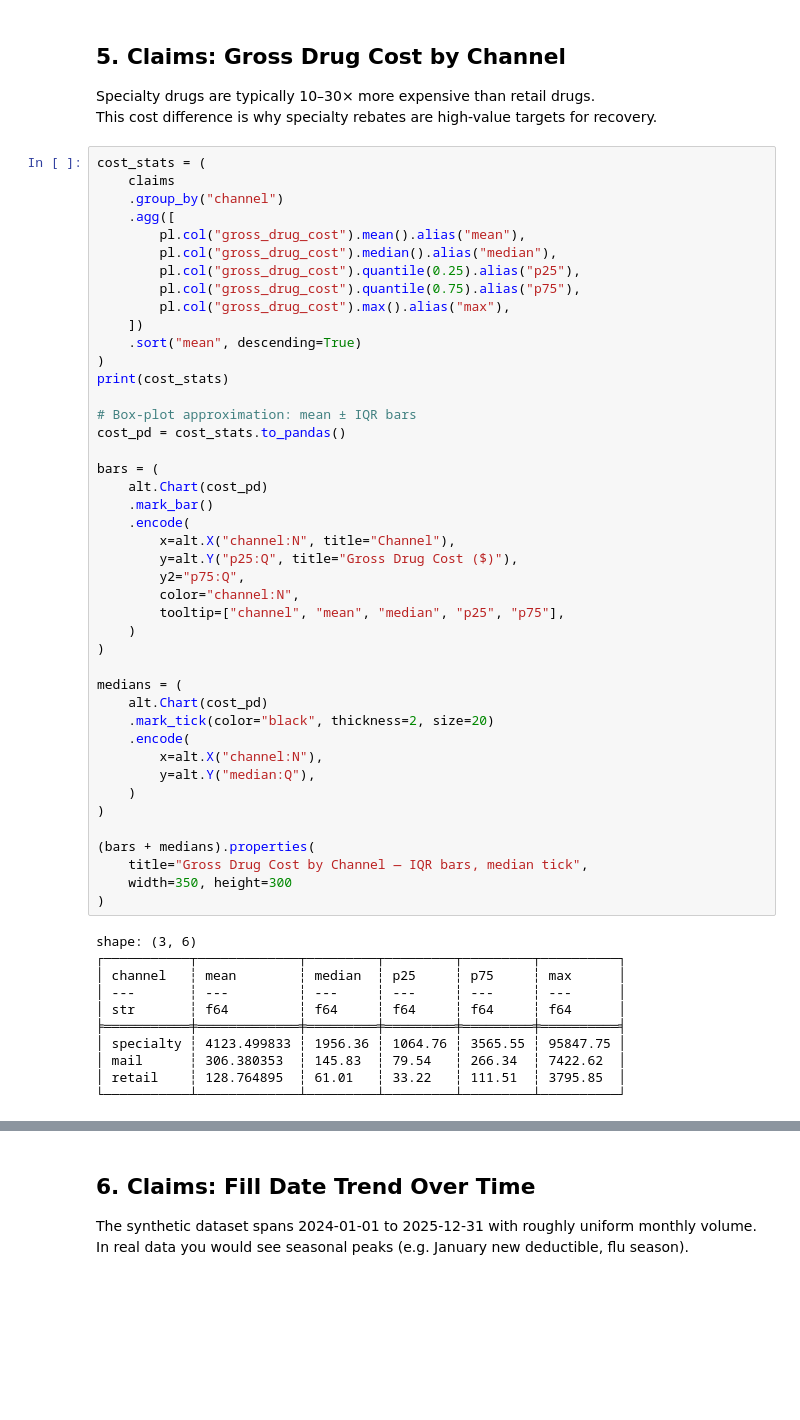
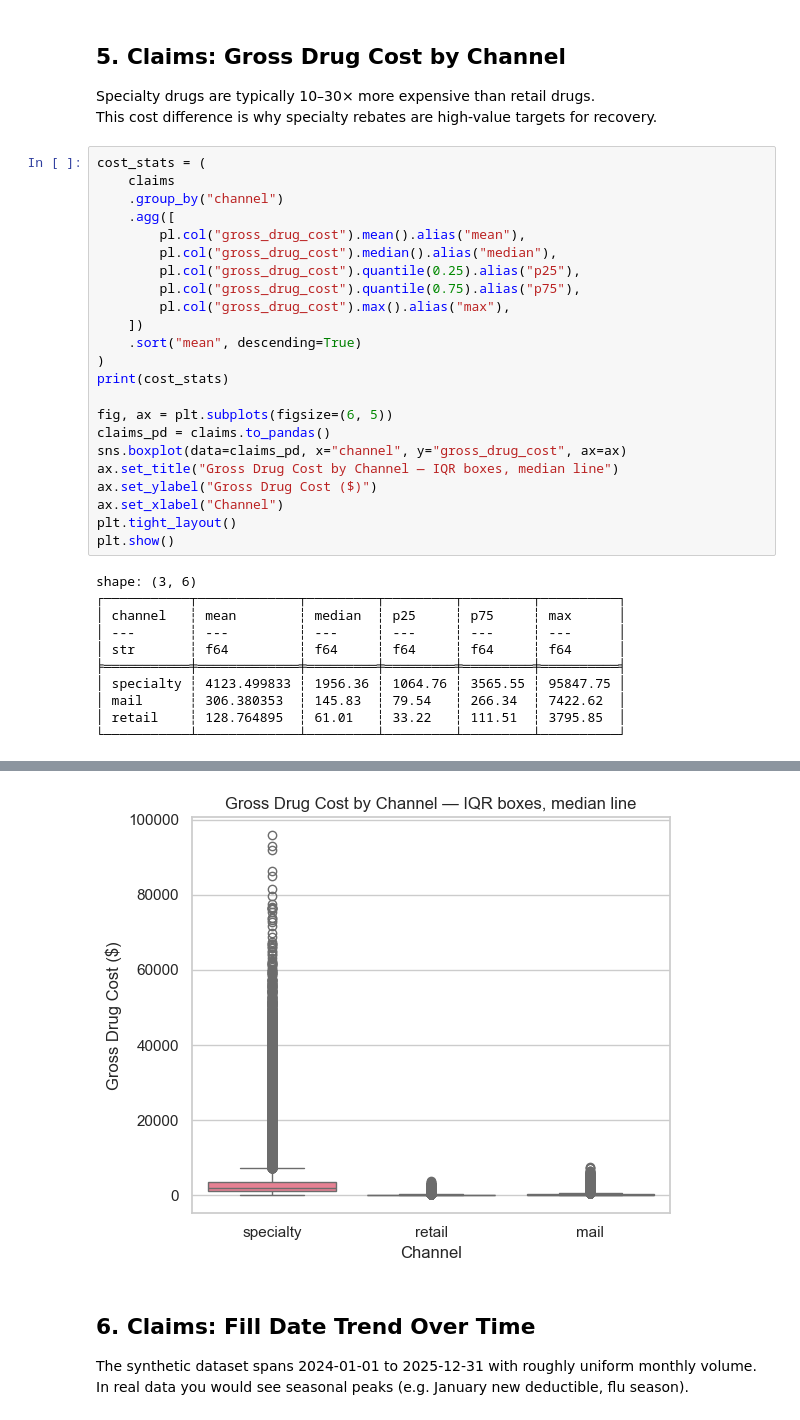
Before and after one commit to ZackLarsen/anomaly-detection, a Jupyter notebook: notebooks/01_generate_demo_data.ipynb, the cells around one changed output, grey strips where cells are left out. Saved outputs shown, nothing was run; the diff lists cells and outputs as text; blank space fills up the shorter version.

```diff
--- a/notebooks/01_generate_demo_data.ipynb
+++ b/notebooks/01_generate_demo_data.ipynb
@@ -175,34 +167,14 @@ cost_stats = (
 )
 print(cost_stats)
 
-# Box-plot approximation: mean ± IQR bars
-cost_pd = cost_stats.to_pandas()
-
-bars = (
-    alt.Chart(cost_pd)
-    .mark_bar()
-    .encode(
-        x=alt.X("channel:N", title="Channel"),
-        y=alt.Y("p25:Q", title="Gross Drug Cost ($)"),
-        y2="p75:Q",
-        color="channel:N",
-        tooltip=["channel", "mean", "median", "p25", "p75"],
-    )
-)
-
-medians = (
-    alt.Chart(cost_pd)
-    .mark_tick(color="black", thickness=2, size=20)
-    .encode(
-        x=alt.X("channel:N"),
-        y=alt.Y("median:Q"),
-    )
-)
-
-(bars + medians).properties(
-    title="Gross Drug Cost by Channel — IQR bars, median tick",
-    width=350, height=300
-)
+fig, ax = plt.subplots(figsize=(6, 5))
+claims_pd = claims.to_pandas()
+sns.boxplot(data=claims_pd, x="channel", y="gross_drug_cost", ax=ax)
+ax.set_title("Gross Drug Cost by Channel — IQR boxes, median line")
+ax.set_ylabel("Gross Drug Cost ($)")
+ax.set_xlabel("Channel")
+plt.tight_layout()
+plt.show()
 # %% [output]
 shape: (3, 6)
 ┌───────────┬─────────────┬─────────┬─────────┬─────────┬──────────┐
@@ -218,3 +189,4 @@ shape: (3, 6)
+[figure, added]
 # %% [markdown]
 ## 6. Claims: Fill Date Trend Over Time
 
```
Also changed, not shown: parts of 11 cells of this notebook.
